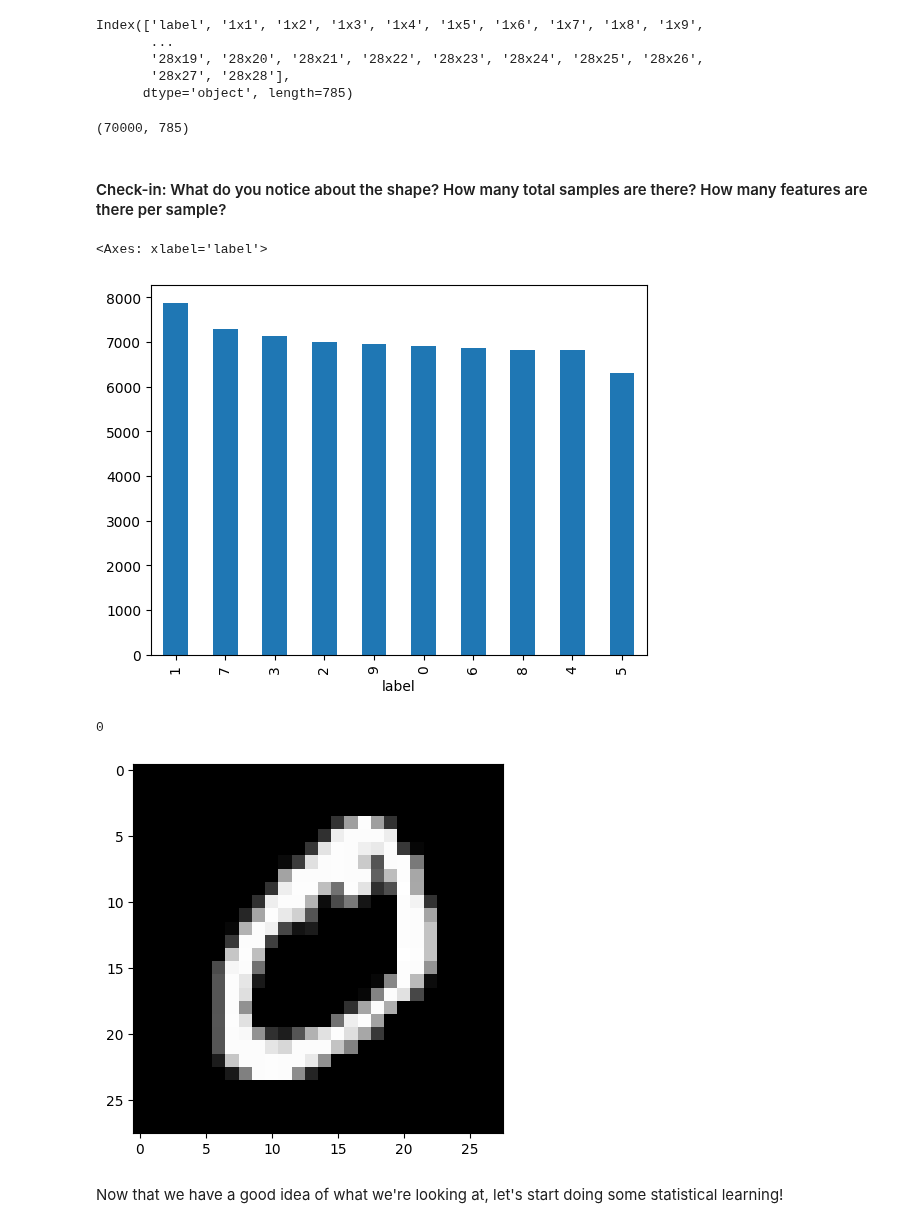
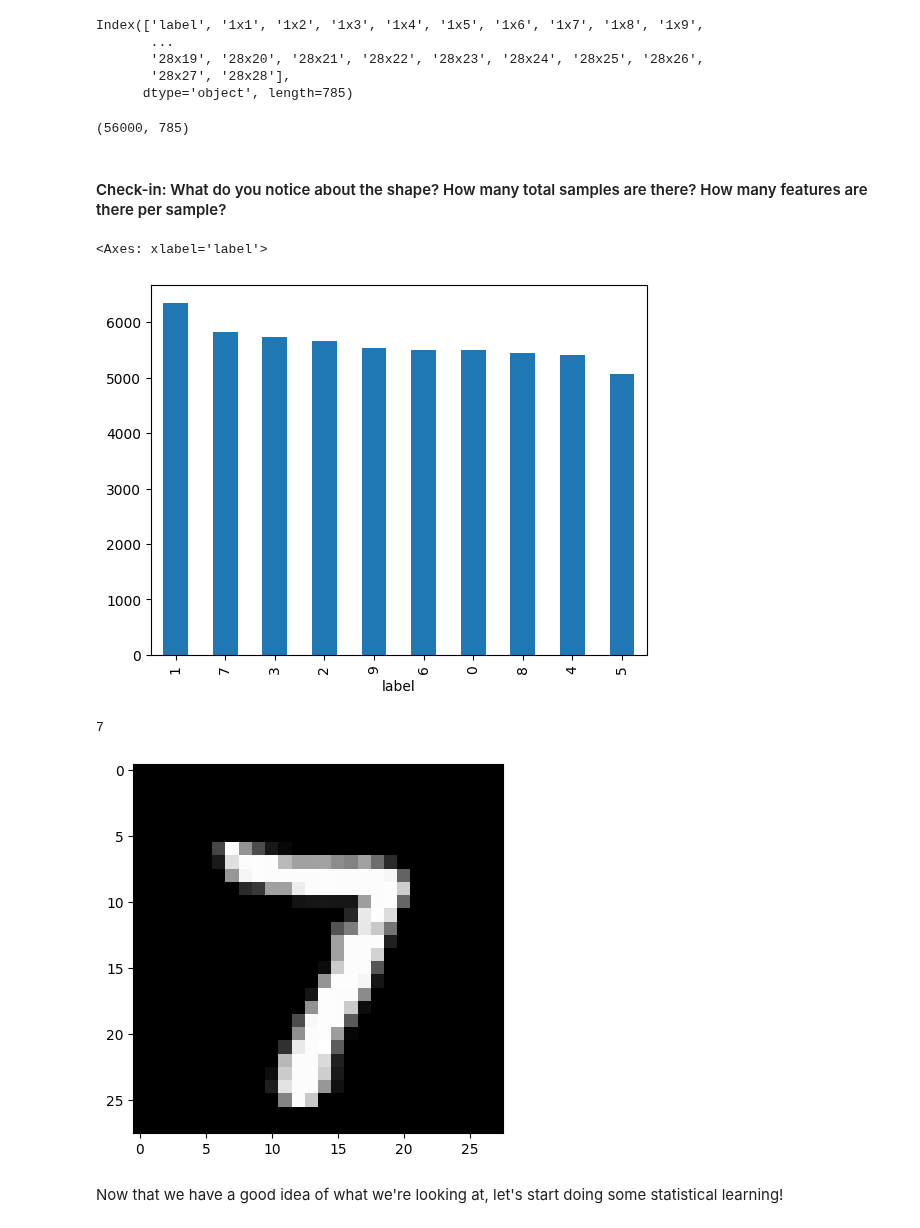
Before and after one commit to orbitalhybridization/STARS_ML_MiniCourses, a Jupyter notebook: mc3/mc3.ipynb, the cells around one changed output. Drawn from its saved outputs; the diff is of its cells as text; code cells hidden in the pictures.

```diff
--- a/mc3/mc3.ipynb
+++ b/mc3/mc3.ipynb
@@ -55,5 +55,6 @@ from sklearn.decomposition import PCA # Principal Component Analysis
 # %%
 # Read in the dataset with pd.read_csv (save it in a variable called df)
 # Data is in data/mnist_subsample.csv
+df = pd.read_csv('../data/mnist_subsample.csv')
 # %%
 # Check for missing values using df.isnull().sum().sum()
@@ -91,29 +95,36 @@ Index(['label', '1x1', '1x2', '1x3', '1x4', '1x5', '1x6', '1x7', '1x8', '1x9',
       dtype='object', length=785)
 # %%
 # Print the shape of the dataset with df.shape
+df.shape
 # %% [output]
-(70000, 785)
+(56000, 785)
 # %% [markdown]
 #### Check-in: What do you notice about the shape? How many total samples are there? How many features are there per sample?
 # %%
 # Plot the distribution of the target variable (label)
 # using df['label'].value_counts().plot(kind='bar')
+df['label'].value_counts().plot(kind='bar')
 # %% [output]
 <Axes: xlabel='label'>
-[figure, old version]
+[figure, new version]
 # %%
 # Plot one of the images in the dataset
 
 # Grab the nth image
+n = np.random.choice(df.shape[0])
+image = df.iloc[n,1:].values
 
 # Reshape it to 28x28 with image.reshape(28, 28)
+image = image.reshape(28,28)
 
 # Plot the image using plt.imshow(image, cmap='gray')
+plt.imshow(image, cmap='gray')
 
 # Print its label using print(df.iloc[n, 0])
+print(df.iloc[n, 0])
 # %% [output]
-0
+7
-[figure, old version]
+[figure, new version]
 # %% [markdown]
 Now that we have a good idea of what we're looking at, let's start doing some statistical learning!
 # %% [markdown]
```
Also changed, not shown: parts of 15 cells of this notebook, 4 other files.
